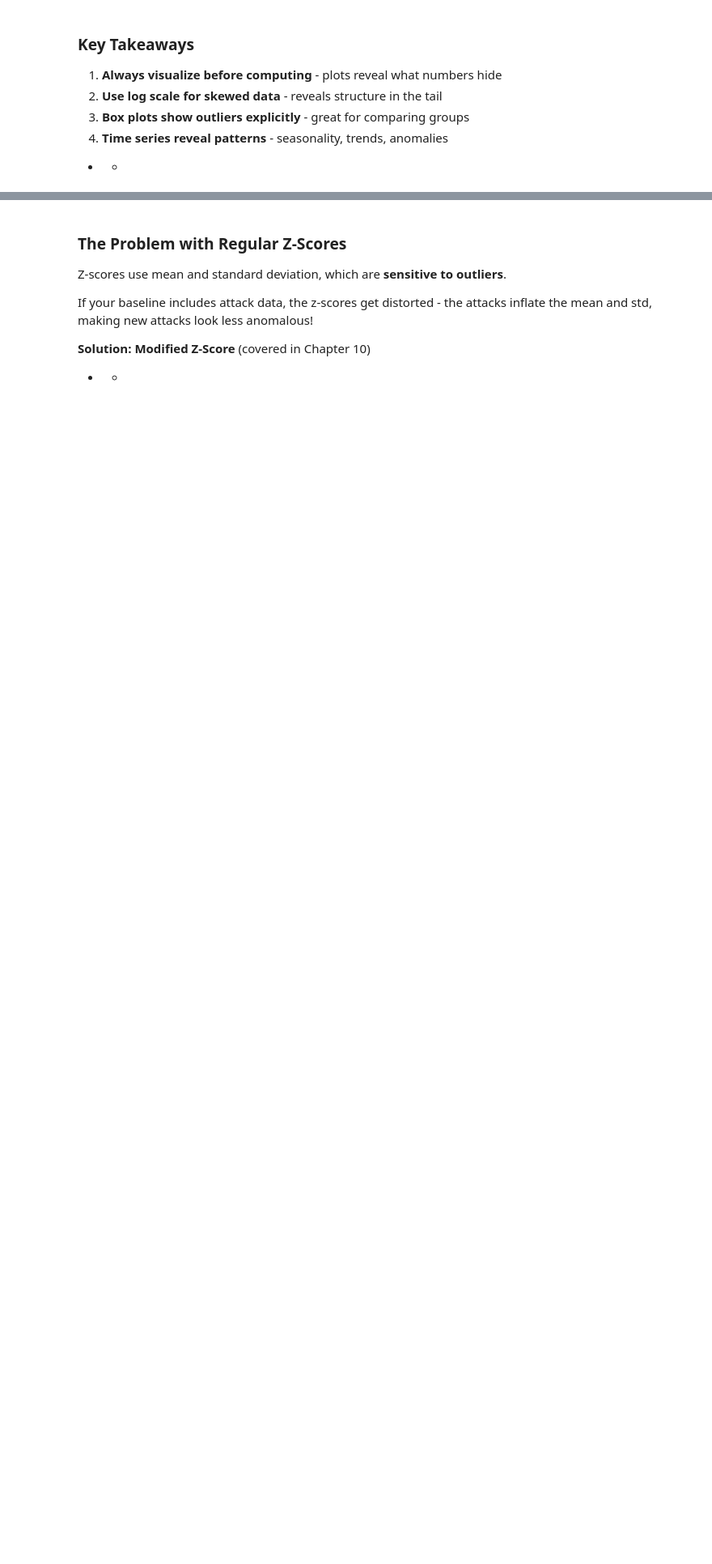
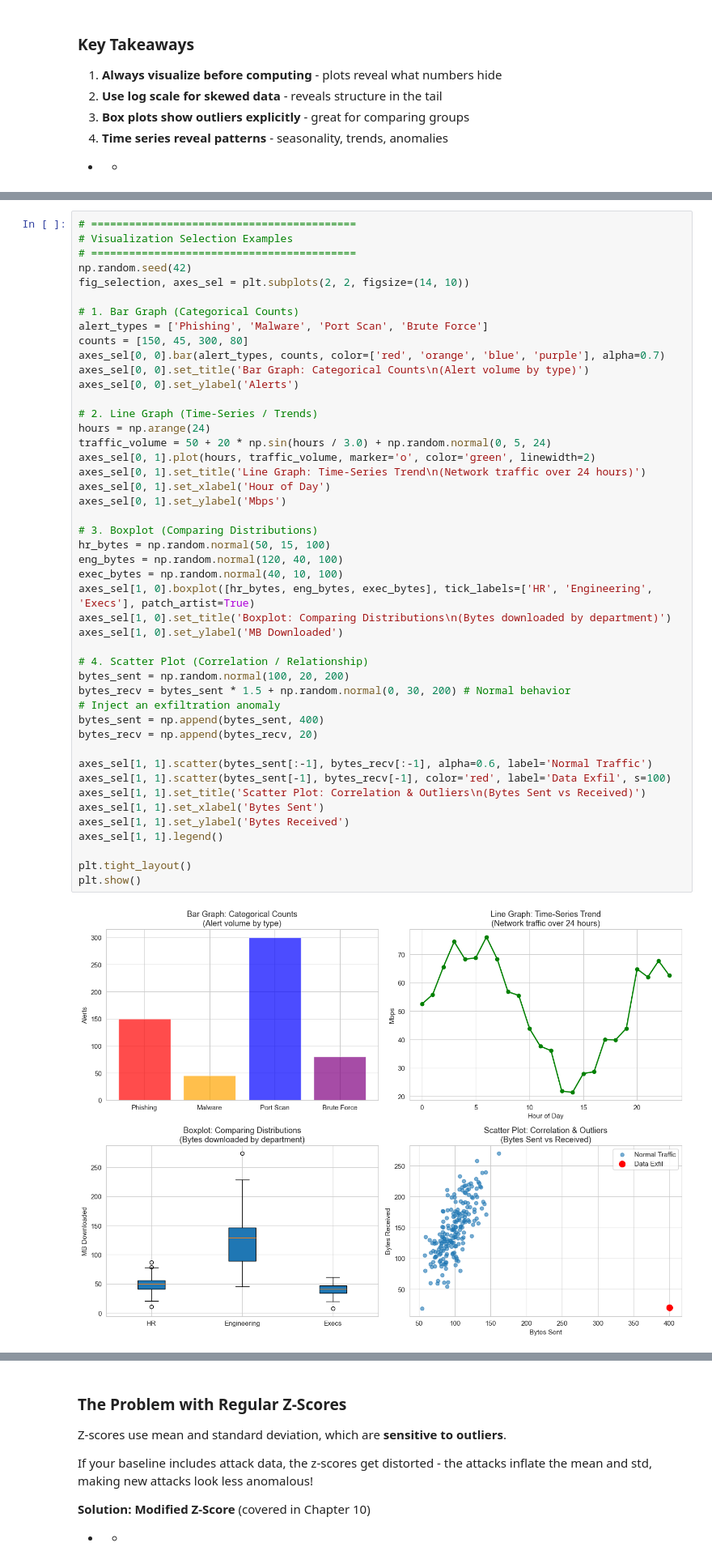
Before and after one commit to Btlyons1/Data-Science-For-Security-Engineers, a Jupyter notebook: Data_Science_for_Security_Engineers.ipynb, the cells around one changed output, grey strips where cells are left out. Shown at 81% size. Cells and saved outputs as stored; diff of their text form; blank space fills up the shorter version.

```diff
--- a/Data_Science_for_Security_Engineers.ipynb
+++ b/Data_Science_for_Security_Engineers.ipynb
@@ -1302,3 +1374,51 @@ Patterns visible:
+# %%
+# ==========================================
+# Visualization Selection Examples
+# ==========================================
+np.random.seed(42)
+fig_selection, axes_sel = plt.subplots(2, 2, figsize=(14, 10))
+
+# 1. Bar Graph (Categorical Counts)
+alert_types = ['Phishing', 'Malware', 'Port Scan', 'Brute Force']
+counts = [150, 45, 300, 80]
+axes_sel[0, 0].bar(alert_types, counts, color=['red', 'orange', 'blue', 'purple'], alpha=0.7)
+axes_sel[0, 0].set_title('Bar Graph: Categorical Counts\n(Alert volume by type)')
+axes_sel[0, 0].set_ylabel('Alerts')
+
+# 2. Line Graph (Time-Series / Trends)
+hours = np.arange(24)
+traffic_volume = 50 + 20 * np.sin(hours / 3.0) + np.random.normal(0, 5, 24)
+axes_sel[0, 1].plot(hours, traffic_volume, marker='o', color='green', linewidth=2)
+axes_sel[0, 1].set_title('Line Graph: Time-Series Trend\n(Network traffic over 24 hours)')
+axes_sel[0, 1].set_xlabel('Hour of Day')
+axes_sel[0, 1].set_ylabel('Mbps')
+
+# 3. Boxplot (Comparing Distributions)
+hr_bytes = np.random.normal(50, 15, 100)
+eng_bytes = np.random.normal(120, 40, 100)
+exec_bytes = np.random.normal(40, 10, 100)
+axes_sel[1, 0].boxplot([hr_bytes, eng_bytes, exec_bytes], tick_labels=['HR', 'Engineering', 'Execs'], patch_artist=True)
+axes_sel[1, 0].set_title('Boxplot: Comparing Distributions\n(Bytes downloaded by department)')
+axes_sel[1, 0].set_ylabel('MB Downloaded')
+
+# 4. Scatter Plot (Correlation / Relationship)
+bytes_sent = np.random.normal(100, 20, 200)
+bytes_recv = bytes_sent * 1.5 + np.random.normal(0, 30, 200) # Normal behavior
+# Inject an exfiltration anomaly
+bytes_sent = np.append(bytes_sent, 400)
+bytes_recv = np.append(bytes_recv, 20)
+
+axes_sel[1, 1].scatter(bytes_sent[:-1], bytes_recv[:-1], alpha=0.6, label='Normal Traffic')
+axes_sel[1, 1].scatter(bytes_sent[-1], bytes_recv[-1], color='red', label='Data Exfil', s=100)
+axes_sel[1, 1].set_title('Scatter Plot: Correlation & Outliers\n(Bytes Sent vs Received)')
+axes_sel[1, 1].set_xlabel('Bytes Sent')
+axes_sel[1, 1].set_ylabel('Bytes Received')
+axes_sel[1, 1].legend()
+
+plt.tight_layout()
+plt.show()
+# %% [output]
+[figure, added]
 # %% [markdown]
 <a id='chapter-6'></a>
 # Chapter 6: Visualization Pitfalls and How Graphs Lie
```
Also changed, not shown: parts of 98 cells of this notebook, 1 other file.
